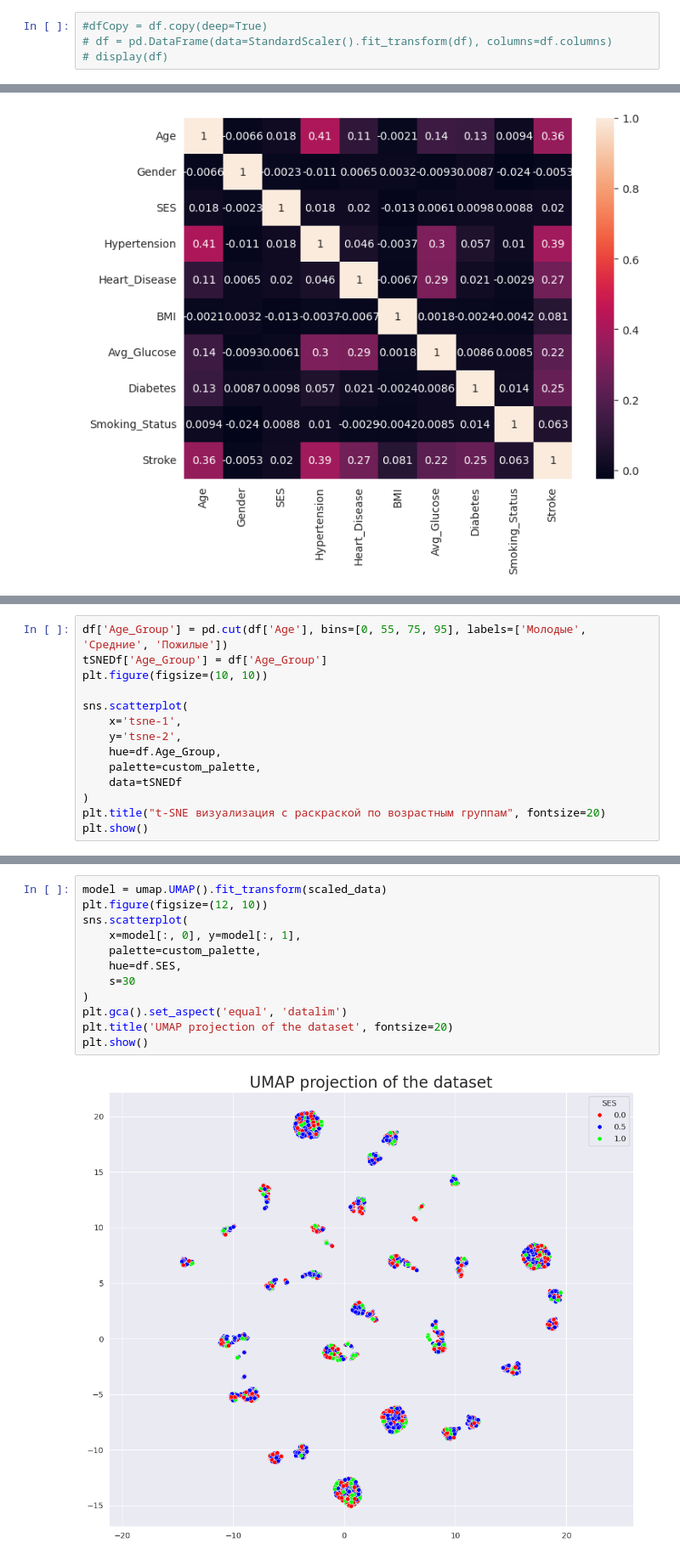
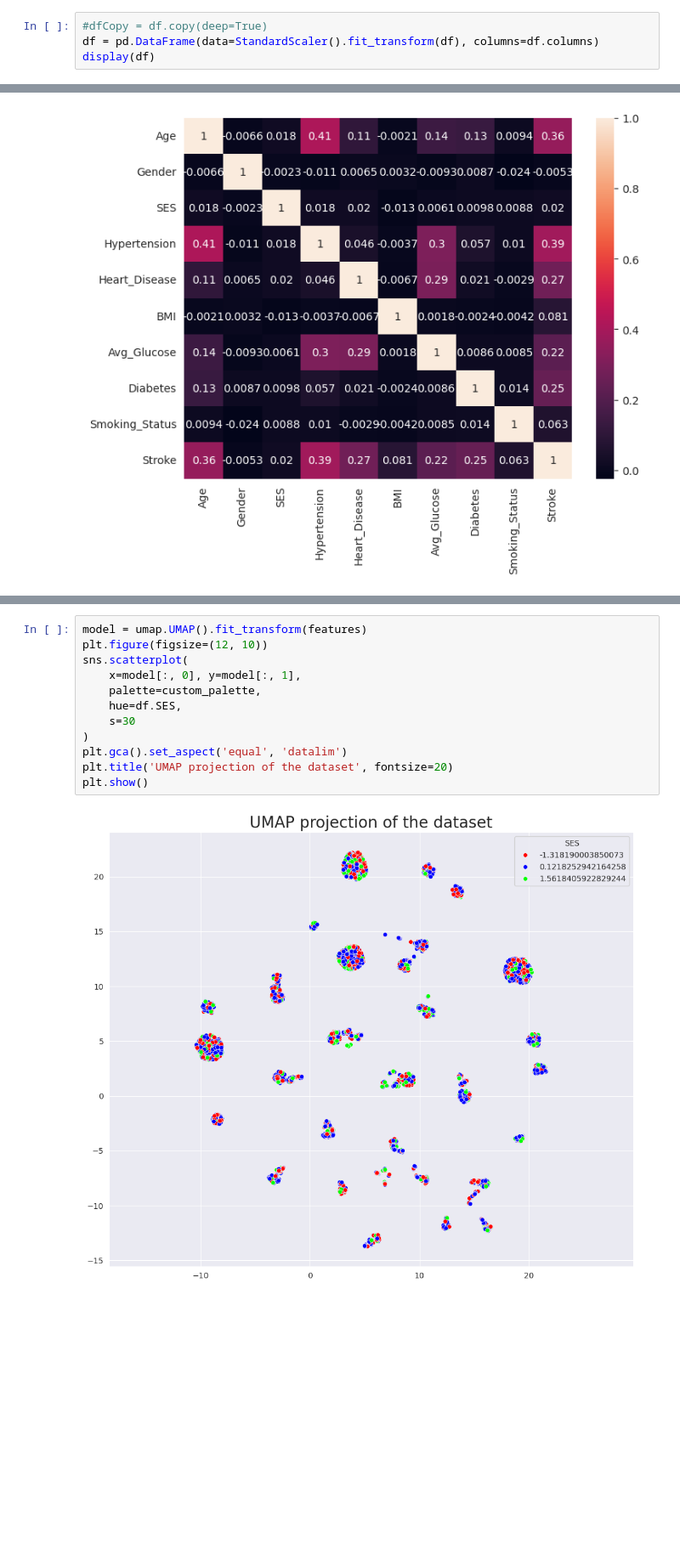
Before and after one commit to borisov-artem1/NeuroSystem, a Jupyter notebook: lab1/data_anal.ipynb, the cells around one changed output, grey strips where cells are left out. Shown at 85% size. Cells and saved outputs as stored; diff of their text form; blank space fills up the shorter version.

```diff
--- a/lab1/data_anal.ipynb
+++ b/lab1/data_anal.ipynb
@@ -40,5 +54,5 @@ display(df)
 10000 rows × 10 columns
 # %%
 #dfCopy = df.copy(deep=True)
-# df = pd.DataFrame(data=StandardScaler().fit_transform(df), columns=df.columns)
-# display(df)
+df = pd.DataFrame(data=StandardScaler().fit_transform(df), columns=df.columns)
+display(df)
@@ -187,14 +214,0 @@ plt.show()
-# %%
-df['Age_Group'] = pd.cut(df['Age'], bins=[0, 55, 75, 95], labels=['Молодые', 'Средние', 'Пожилые'])
-tSNEDf['Age_Group'] = df['Age_Group']
-plt.figure(figsize=(10, 10))
-
-sns.scatterplot(
-    x='tsne-1',
-    y='tsne-2',
-    hue=df.Age_Group,
-    palette=custom_palette,
-    data=tSNEDf
-)
-plt.title("t-SNE визуализация с раскраской по возрастным группам", fontsize=20)
-plt.show()
@@ -203,14 +215,14 @@ plt.show()
 # %%
-model = umap.UMAP().fit_transform(scaled_data)
+model = umap.UMAP().fit_transform(features)
 plt.figure(figsize=(12, 10))
 sns.scatterplot(
     x=model[:, 0], y=model[:, 1],
     palette=custom_palette,
     hue=df.SES,
     s=30
 )
 plt.gca().set_aspect('equal', 'datalim')
 plt.title('UMAP projection of the dataset', fontsize=20)
 plt.show()
 # %% [output]
-[figure, old version]
+[figure, new version]
```
Also changed, not shown: parts of 11 cells of this notebook, 4 other files.
